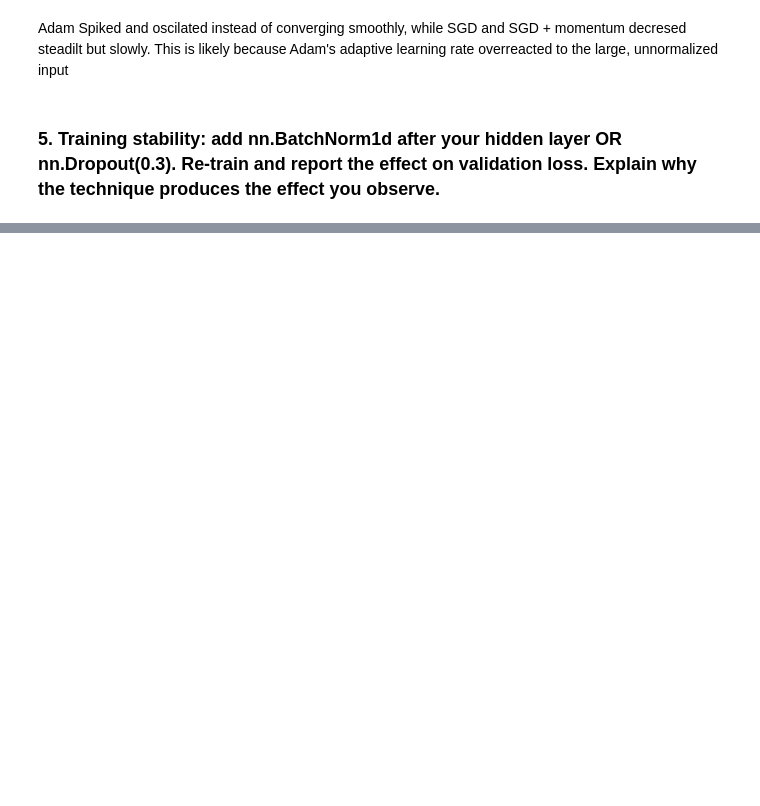
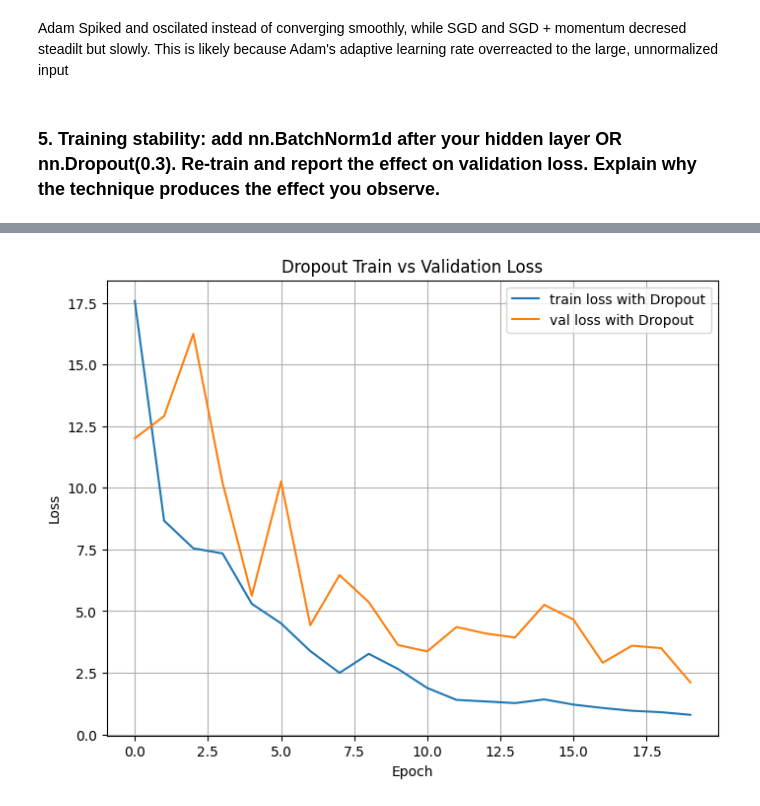
Before and after one commit to un1u3/ml-labs, a Jupyter notebook: fusemachines-2026/phase3/assignment1/NEU_Surface_Defect.ipynb, the cells around one changed output, grey strips where cells are left out. Cells and saved outputs as stored; diff of their text form; code cells hidden in the pictures; blank space fills up the shorter version.

```diff
--- a/fusemachines-2026/phase3/assignment1/NEU_Surface_Defect.ipynb
+++ b/fusemachines-2026/phase3/assignment1/NEU_Surface_Defect.ipynb
@@ -366,7 +381,7 @@ class Simple2LayerNN_Dropout(nn.Module):
         x = self.fc1(x)
         x = self.relu(x)
         x = self.dropout(x)
-        x = self.fc2()
+        x = self.fc2(x)
         return x
 # %%
 def train_with_val(model, optimizer,train_loader, val_loader, criterion , epochs=20):
@@ -425,0 +453,4 @@ Epoch 20/20, Train Loss: 0.4959, Val Loss: 1.0988
+# %%
+model_dropout = Simple2LayerNN_Dropout(input_size, hidden_size, num_classes)
+opt_dropout = torch.optim.Adam(model_dropout.parameters(), lr=0.001)
+train_loss_dropout, val_loss_dropout = train_with_val(model_dropout, opt_dropout, train_loader, test_loader, criterion, epochs=20)
@@ -425,0 +478,12 @@ Epoch 20/20, Train Loss: 0.4959, Val Loss: 1.0988
+# %%
+plt.figure(figsize= (8,6))
+plt.plot(train_loss_dropout, label="train loss with Dropout")
+plt.plot(val_loss_dropout, label="val loss with Dropout")
+plt.title("Dropout Train vs Validation Loss")
+plt.xlabel("Epoch")
+plt.ylabel("Loss")
+plt.legend()
+plt.grid()
+plt.show()
+# %% [output]
+[figure, added]
```
Also changed, not shown: parts of 8 cells of this notebook.
